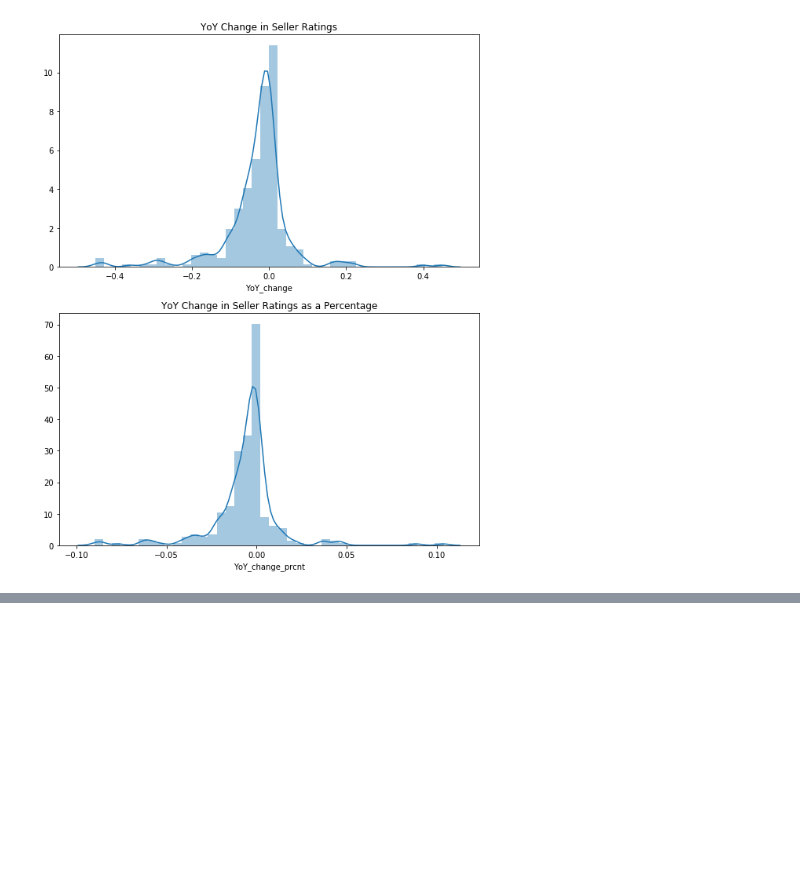
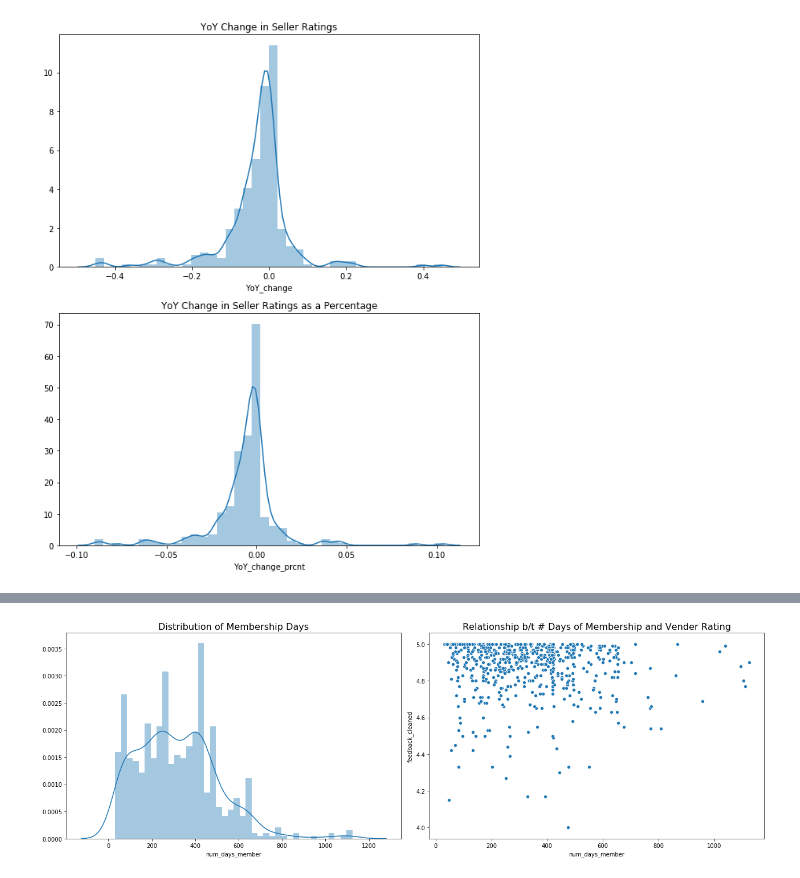
Before and after one commit to Morgan-Sell/darknet-economics, a Jupyter notebook: sellers_data_process_feat_eng.ipynb, the cells around one changed output, grey strips where cells are left out. Cells and saved outputs as stored; diff of their text form; code cells hidden in the pictures; blank space fills up the shorter version.

```diff
--- a/sellers_data_process_feat_eng.ipynb
+++ b/sellers_data_process_feat_eng.ipynb
@@ -323,0 +326,13 @@ venders_improved
+# %%
+# 2016 data
+fig, (ax1, ax2) = plt.subplots(1, 2, figsize=(18, 6))
+
+sns.distplot(sellers16_v2['num_days_member'], bins= 40, ax=ax1)
+ax1.set_title('Distribution of Membership Days', fontsize=16)
+
+sns.scatterplot(x='num_days_member', y='feedback_cleaned', data=sellers16_v2, ax=ax2)
+ax2.set_title('Relationship b/t # Days of Membership and Vender Rating', fontsize=16)
+
+plt.tight_layout();
+# %% [output]
+[figure, added]
```
Also changed, not shown: parts of 13 cells of this notebook, 1 other file.
